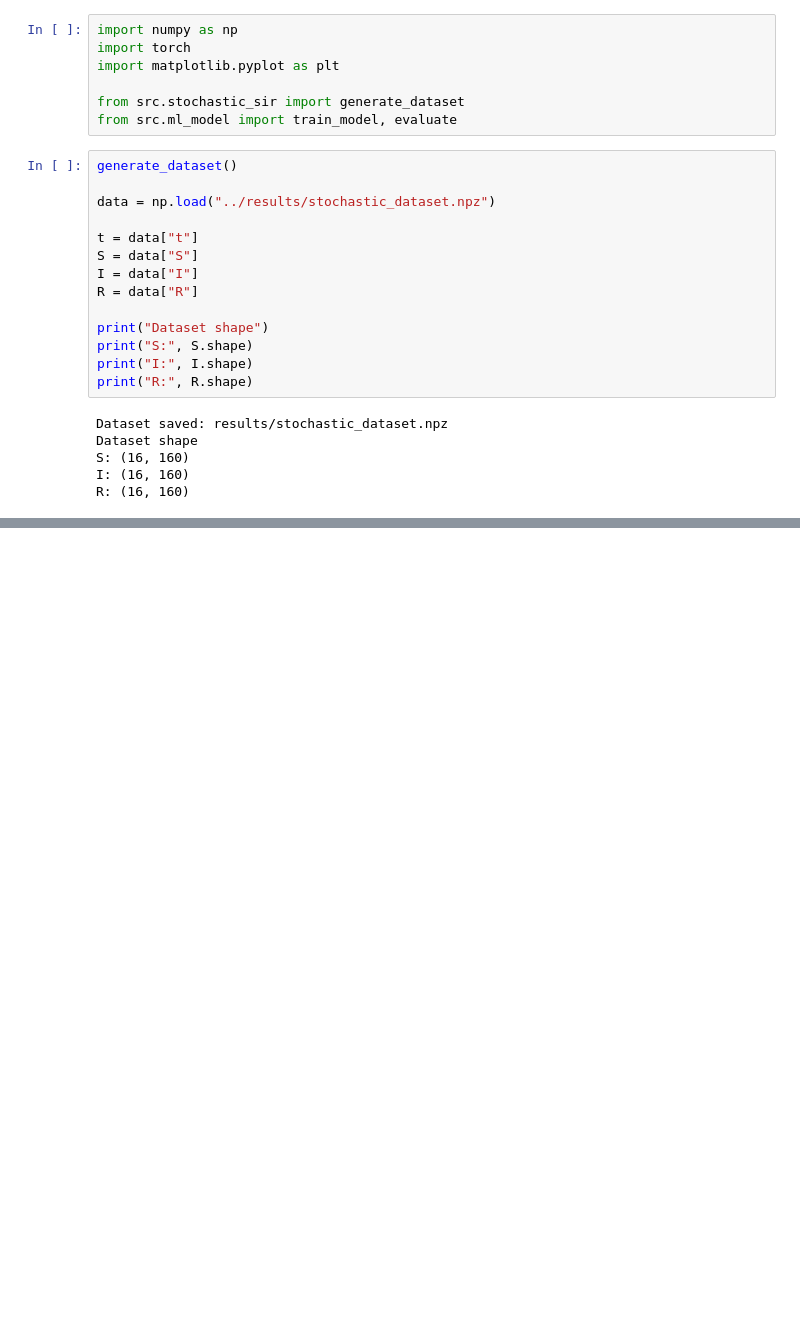
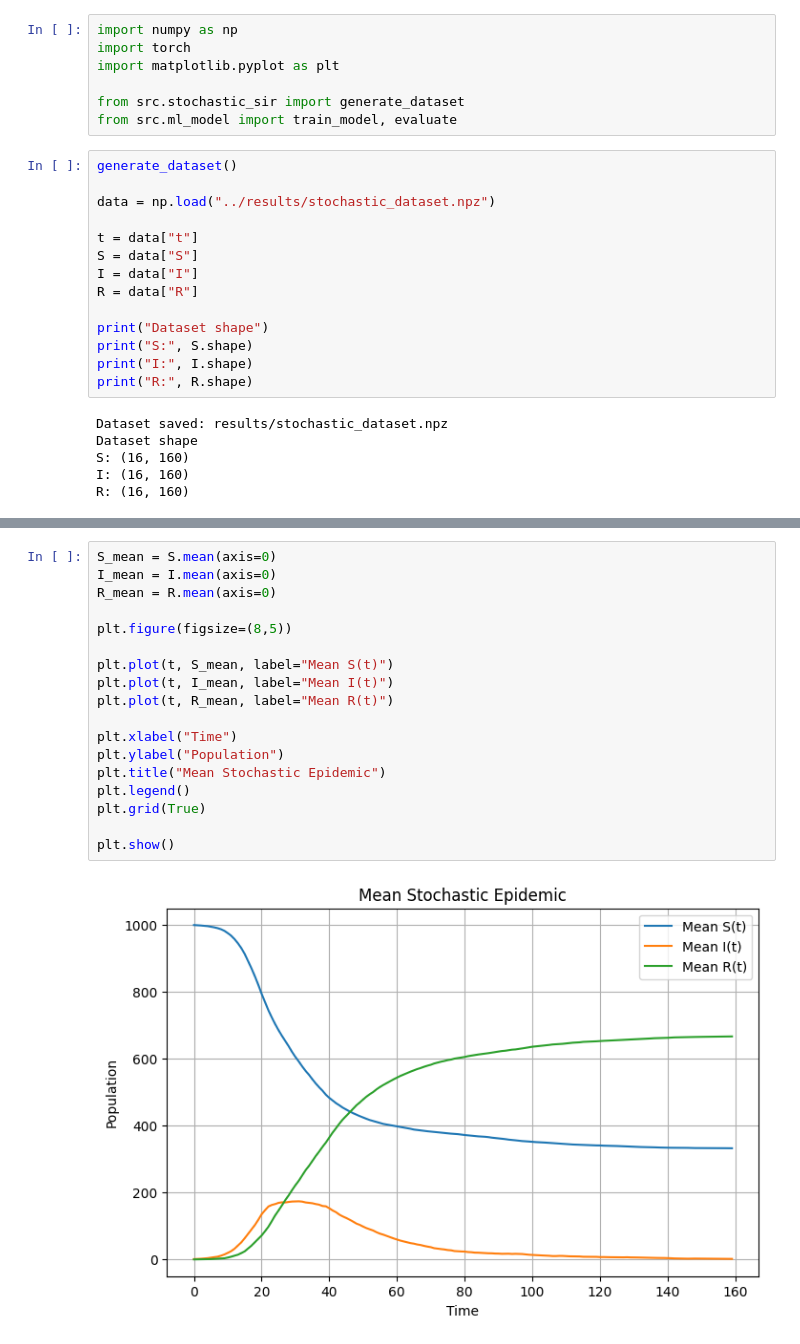
Before and after one commit to muien5080/SIRA-Screening, a Jupyter notebook: notebooks/sir_experiments.ipynb, the cells around one changed output, grey strips where cells are left out. Saved outputs shown, nothing was run; the diff lists cells and outputs as text; blank space fills up the shorter version.

```diff
--- a/notebooks/sir_experiments.ipynb
+++ b/notebooks/sir_experiments.ipynb
@@ -41,3 +66,23 @@ plt.show()
+# %%
+S_mean = S.mean(axis=0)
+I_mean = I.mean(axis=0)
+R_mean = R.mean(axis=0)
+
+plt.figure(figsize=(8,5))
+
+plt.plot(t, S_mean, label="Mean S(t)")
+plt.plot(t, I_mean, label="Mean I(t)")
+plt.plot(t, R_mean, label="Mean R(t)")
+
+plt.xlabel("Time")
+plt.ylabel("Population")
+plt.title("Mean Stochastic Epidemic")
+plt.legend()
+plt.grid(True)
+
+plt.show()
+# %% [output]
+[figure, added]
 # %%
 model, t_tensor, y_tensor = train_model()
 # %% [output]
```
Also changed, not shown: parts of 13 cells of this notebook, 3 other files.
